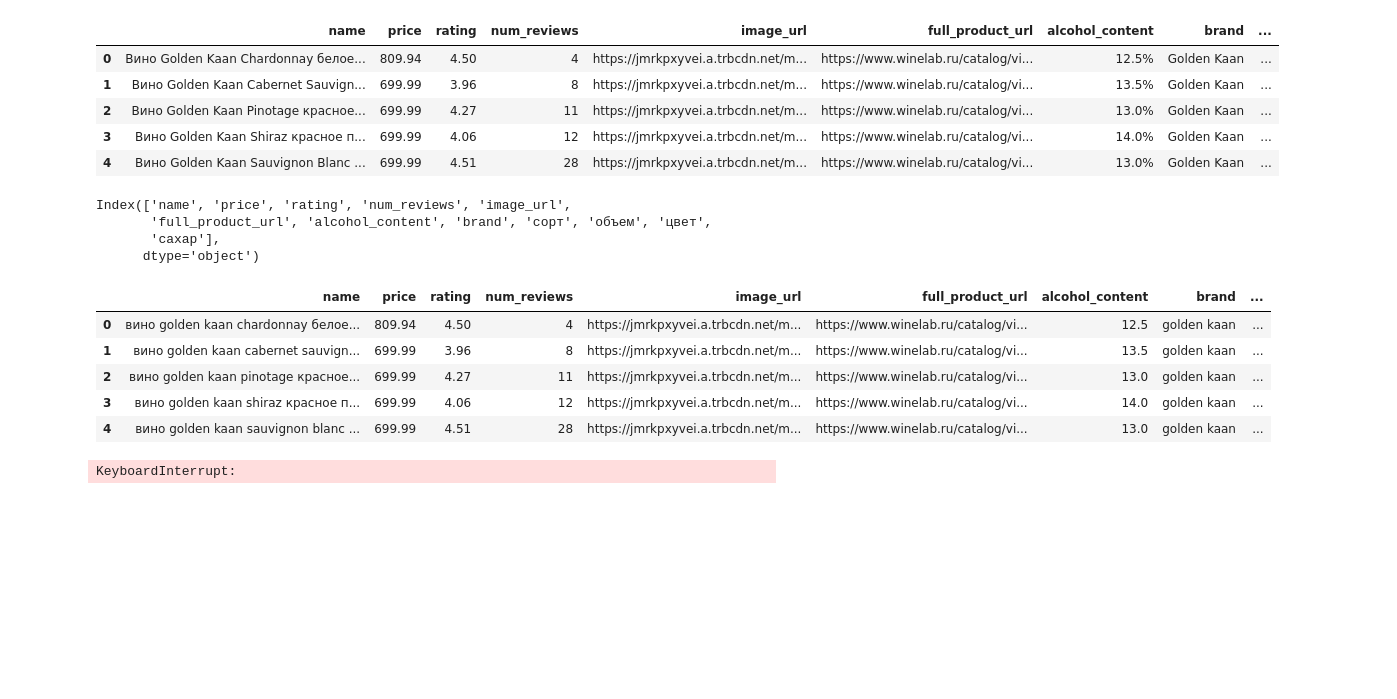
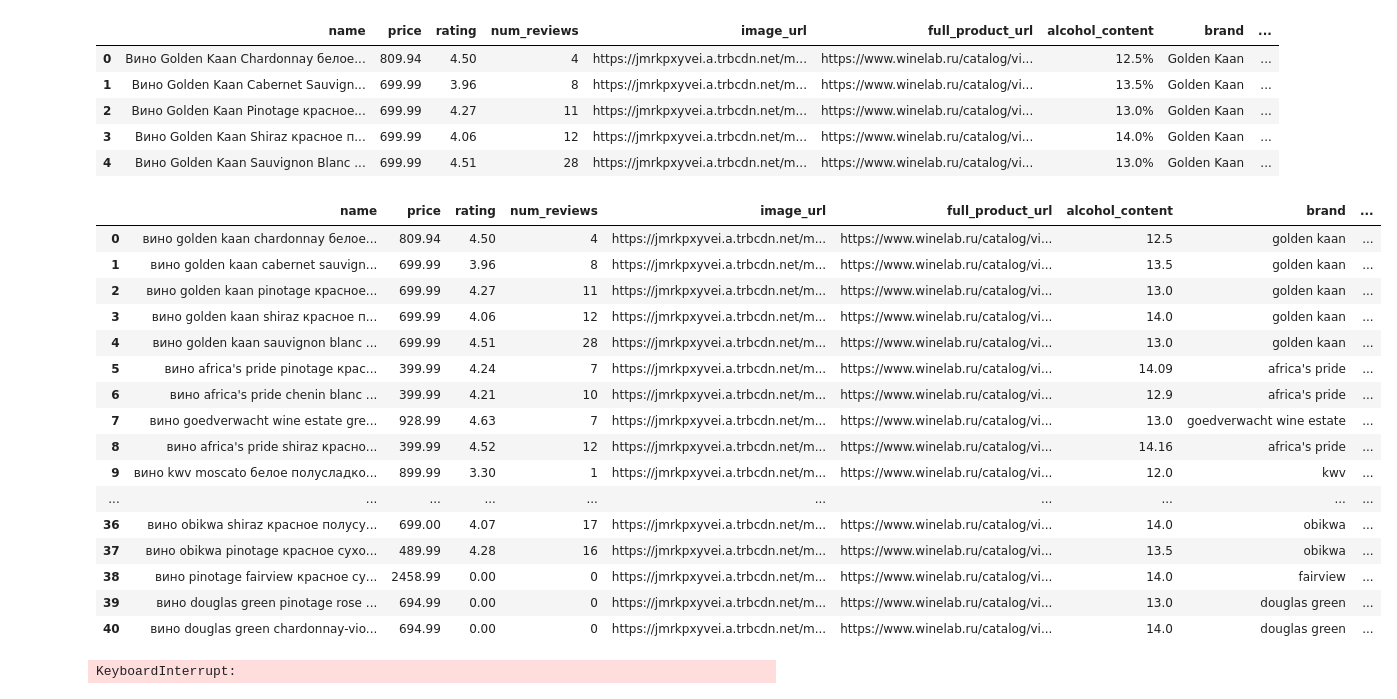
Before and after one commit to SergeyHSE/MarketingResearch.github.io, a Jupyter notebook: Preprocessing.ipynb, the cells around one changed output. Saved outputs shown, nothing was run; the diff lists cells and outputs as text; code cells hidden in the pictures; blank space fills up the shorter version.

```diff
--- a/Preprocessing.ipynb
+++ b/Preprocessing.ipynb
@@ -765,13 +765,6 @@ data_WineLab.head()
 | 2 | Вино Golden Kaan Pinotage красное... | 699.99 | 4.27 | 11 | https://jmrkpxyvei.a.trbcdn.net/m... | https://www.winelab.ru/catalog/vi... | 13.0% | Golden Kaan | ... |
 | 3 | Вино Golden Kaan Shiraz красное п... | 699.99 | 4.06 | 12 | https://jmrkpxyvei.a.trbcdn.net/m... | https://www.winelab.ru/catalog/vi... | 14.0% | Golden Kaan | ... |
 | 4 | Вино Golden Kaan Sauvignon Blanc ... | 699.99 | 4.51 | 28 | https://jmrkpxyvei.a.trbcdn.net/m... | https://www.winelab.ru/catalog/vi... | 13.0% | Golden Kaan | ... |
-# %%
-data_WineLab.columns
-# %% [output]
-Index(['name', 'price', 'rating', 'num_reviews', 'image_url',
-       'full_product_url', 'alcohol_content', 'brand', 'сорт', 'объем', 'цвет',
-       'сахар'],
-      dtype='object')
 # %%
 data_WineLab['rating'] = data_WineLab['rating'].fillna(0)
 data_WineLab['num_reviews'] = data_WineLab['num_reviews'].fillna(0)
@@ -781,15 +774,44 @@ data_WineLab['Segment'] = 'middle'
 # %%
 data_WineLab['объем'] = data_WineLab['объем'].str.extract(r'(\d+,\d+)')
 data_WineLab['объем'] = data_WineLab['объем'].str.replace(',', '.').astype(float)
+# %%
+brand_keywords = {
+    'kwv': ['kwv'],
+    'neethlingshof': ['neethlingshof'],
+    'te toa': ['te toa'],
+    'hill&dale': ['hill&dale'],
+    'greenlife': ['greenlife'],
+}
+
+def extract_brand(name):
+    for brand, keywords in brand_keywords.items():
+        if any(keyword in name.lower() for keyword in keywords):
+            return brand
+    return None
+
+data_WineLab['brand'] = data_WineLab.apply(lambda row: row['brand'] if pd.notnull(row['brand']) else extract_brand(row['name']), axis=1)
+# %%
+data_WineLab = data_WineLab.dropna(subset=['brand']).reset_index(drop=True)
 # %%
-data_WineLab.head()
+data_WineLab.head(41)
 # %% [output]
 |  | name | price | rating | num_reviews | image_url | full_product_url | alcohol_content | brand | ... |
 | 0 | вино golden kaan chardonnay белое... | 809.94 | 4.50 | 4 | https://jmrkpxyvei.a.trbcdn.net/m... | https://www.winelab.ru/catalog/vi... | 12.5 | golden kaan | ... |
 | 1 | вино golden kaan cabernet sauvign... | 699.99 | 3.96 | 8 | https://jmrkpxyvei.a.trbcdn.net/m... | https://www.winelab.ru/catalog/vi... | 13.5 | golden kaan | ... |
 | 2 | вино golden kaan pinotage красное... | 699.99 | 4.27 | 11 | https://jmrkpxyvei.a.trbcdn.net/m... | https://www.winelab.ru/catalog/vi... | 13.0 | golden kaan | ... |
 | 3 | вино golden kaan shiraz красное п... | 699.99 | 4.06 | 12 | https://jmrkpxyvei.a.trbcdn.net/m... | https://www.winelab.ru/catalog/vi... | 14.0 | golden kaan | ... |
 | 4 | вино golden kaan sauvignon blanc ... | 699.99 | 4.51 | 28 | https://jmrkpxyvei.a.trbcdn.net/m... | https://www.winelab.ru/catalog/vi... | 13.0 | golden kaan | ... |
+| 5 | вино africa's pride pinotage крас... | 399.99 | 4.24 | 7 | https://jmrkpxyvei.a.trbcdn.net/m... | https://www.winelab.ru/catalog/vi... | 14.09 | africa's pride | ... |
+| 6 | вино africa's pride chenin blanc ... | 399.99 | 4.21 | 10 | https://jmrkpxyvei.a.trbcdn.net/m... | https://www.winelab.ru/catalog/vi... | 12.9 | africa's pride | ... |
+| 7 | вино goedverwacht wine estate gre... | 928.99 | 4.63 | 7 | https://jmrkpxyvei.a.trbcdn.net/m... | https://www.winelab.ru/catalog/vi... | 13.0 | goedverwacht wine estate | ... |
+| 8 | вино africa's pride shiraz красно... | 399.99 | 4.52 | 12 | https://jmrkpxyvei.a.trbcdn.net/m... | https://www.winelab.ru/catalog/vi... | 14.16 | africa's pride | ... |
+| 9 | вино kwv moscato белое полусладко... | 899.99 | 3.30 | 1 | https://jmrkpxyvei.a.trbcdn.net/m... | https://www.winelab.ru/catalog/vi... | 12.0 | kwv | ... |
+| ... | ... | ... | ... | ... | ... | ... | ... | ... | ... |
+| 36 | вино obikwa shiraz красное полусу... | 699.00 | 4.07 | 17 | https://jmrkpxyvei.a.trbcdn.net/m... | https://www.winelab.ru/catalog/vi... | 14.0 | obikwa | ... |
+| 37 | вино obikwa pinotage красное сухо... | 489.99 | 4.28 | 16 | https://jmrkpxyvei.a.trbcdn.net/m... | https://www.winelab.ru/catalog/vi... | 13.5 | obikwa | ... |
+| 38 | вино pinotage fairview красное су... | 2458.99 | 0.00 | 0 | https://jmrkpxyvei.a.trbcdn.net/m... | https://www.winelab.ru/catalog/vi... | 14.0 | fairview | ... |
+| 39 | вино douglas green pinotage rose ... | 694.99 | 0.00 | 0 | https://jmrkpxyvei.a.trbcdn.net/m... | https://www.winelab.ru/catalog/vi... | 13.0 | douglas green | ... |
+| 40 | вино douglas green chardonnay-vio... | 694.99 | 0.00 | 0 | https://jmrkpxyvei.a.trbcdn.net/m... | https://www.winelab.ru/catalog/vi... | 14.0 | douglas green | ... |
 # %%
 import matplotlib.pyplot as plt
 from IPython.display import display, HTML
```
